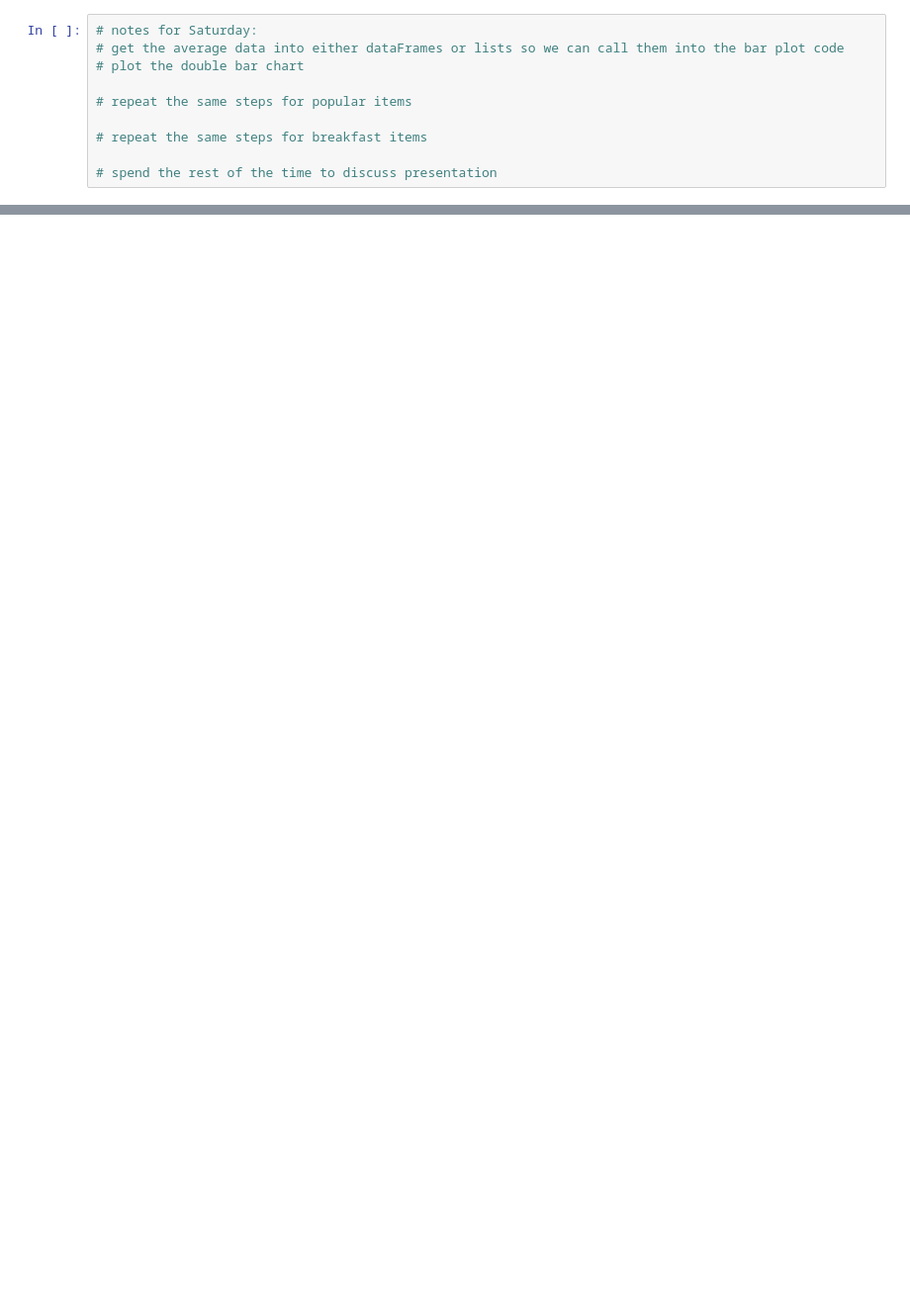
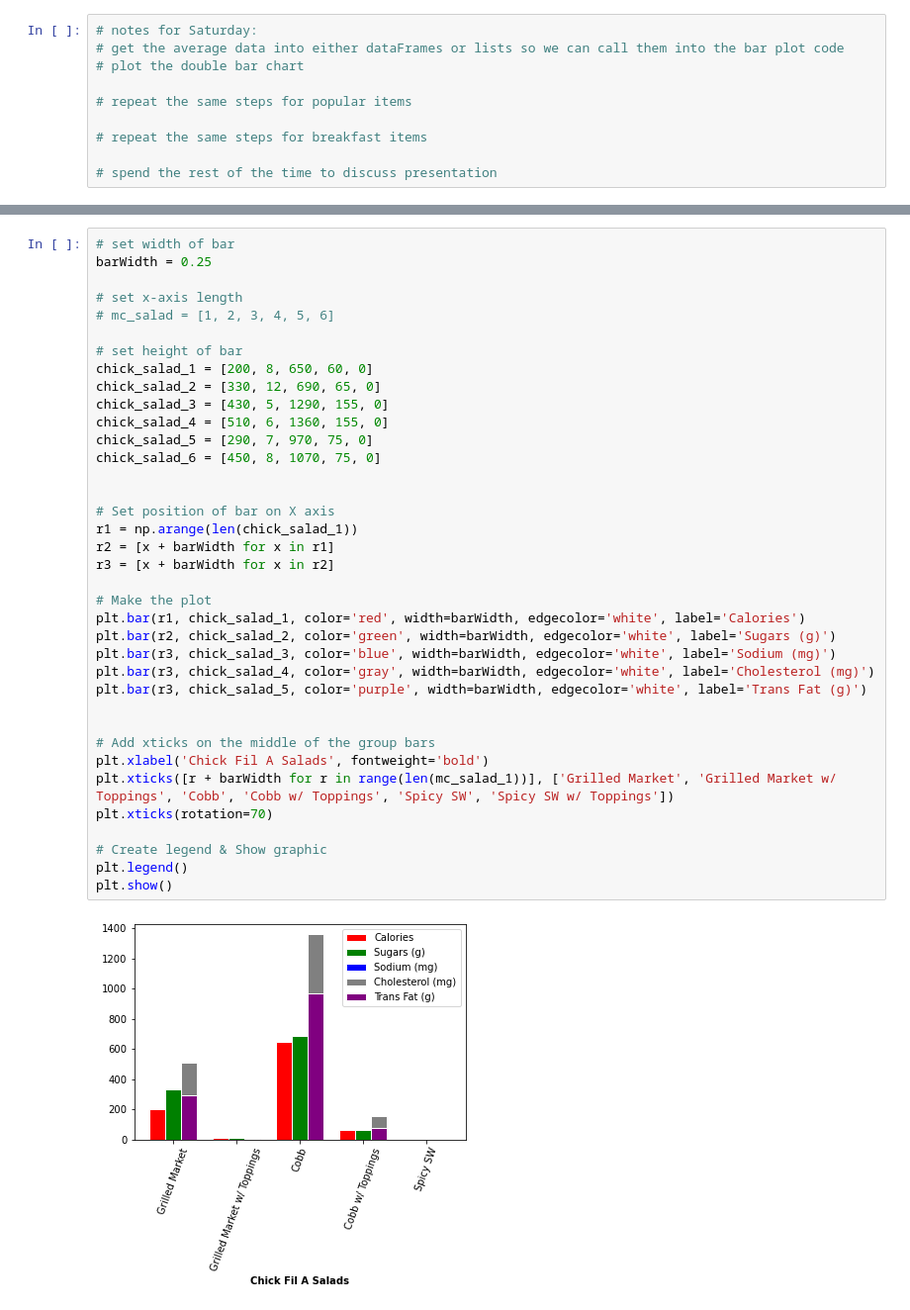
Before and after one commit to han0620-git/project_I, a Jupyter notebook: Han/workbook.ipynb, the cells around one changed output, grey strips where cells are left out. Shown at 99% size. Drawn from its saved outputs; the diff is of its cells as text; blank space fills up the shorter version.

```diff
--- a/Han/workbook.ipynb
+++ b/Han/workbook.ipynb
@@ -192,0 +179,39 @@ NameError: name 'men_means' is not defined
+# %%
+# set width of bar
+barWidth = 0.25
+
+# set x-axis length
+# mc_salad = [1, 2, 3, 4, 5, 6]
+
+# set height of bar
+chick_salad_1 = [200, 8, 650, 60, 0]
+chick_salad_2 = [330, 12, 690, 65, 0]
+chick_salad_3 = [430, 5, 1290, 155, 0]
+chick_salad_4 = [510, 6, 1360, 155, 0]
+chick_salad_5 = [290, 7, 970, 75, 0]
+chick_salad_6 = [450, 8, 1070, 75, 0]
+
+
+# Set position of bar on X axis
+r1 = np.arange(len(chick_salad_1))
+r2 = [x + barWidth for x in r1]
+r3 = [x + barWidth for x in r2]
+
+# Make the plot
+plt.bar(r1, chick_salad_1, color='red', width=barWidth, edgecolor='white', label='Calories')
+plt.bar(r2, chick_salad_2, color='green', width=barWidth, edgecolor='white', label='Sugars (g)')
+plt.bar(r3, chick_salad_3, color='blue', width=barWidth, edgecolor='white', label='Sodium (mg)')
+plt.bar(r3, chick_salad_4, color='gray', width=barWidth, edgecolor='white', label='Cholesterol (mg)')
+plt.bar(r3, chick_salad_5, color='purple', width=barWidth, edgecolor='white', label='Trans Fat (g)')
+
+
+# Add xticks on the middle of the group bars
+plt.xlabel('Chick Fil A Salads', fontweight='bold')
+plt.xticks([r + barWidth for r in range(len(mc_salad_1))], ['Grilled Market', 'Grilled Market w/ Toppings', 'Cobb', 'Cobb w/ Toppings', 'Spicy SW', 'Spicy SW w/ Toppings'])
+plt.xticks(rotation=70)
+
+# Create legend & Show graphic
+plt.legend()
+plt.show()
+# %% [output]
+[figure, added]
```
Also changed, not shown: parts of 4 cells of this notebook.
